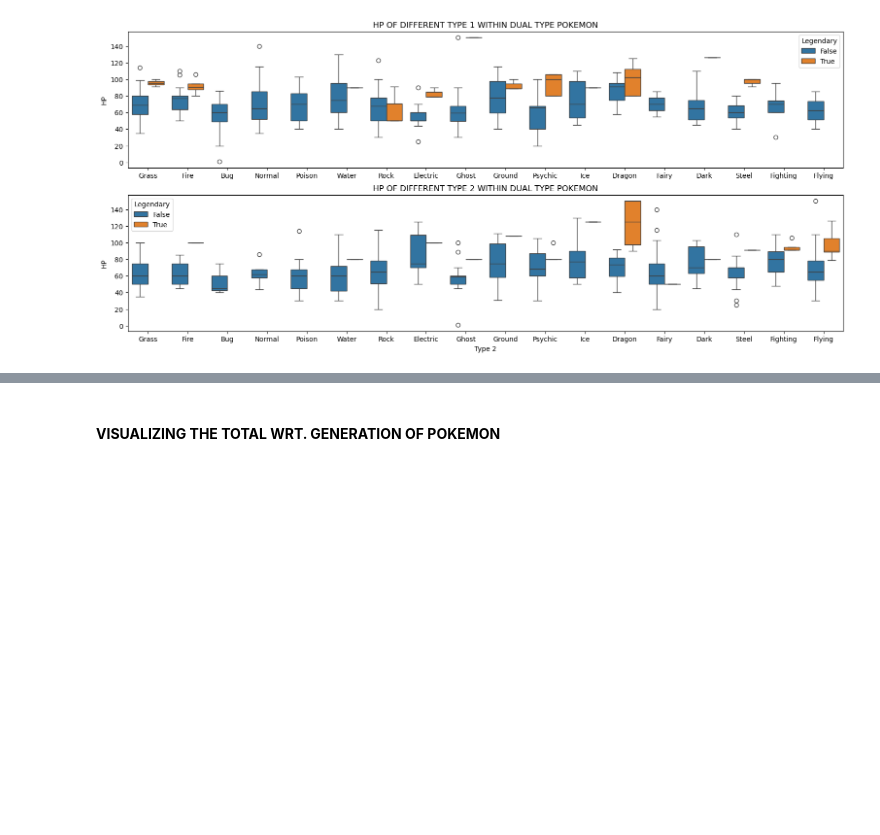
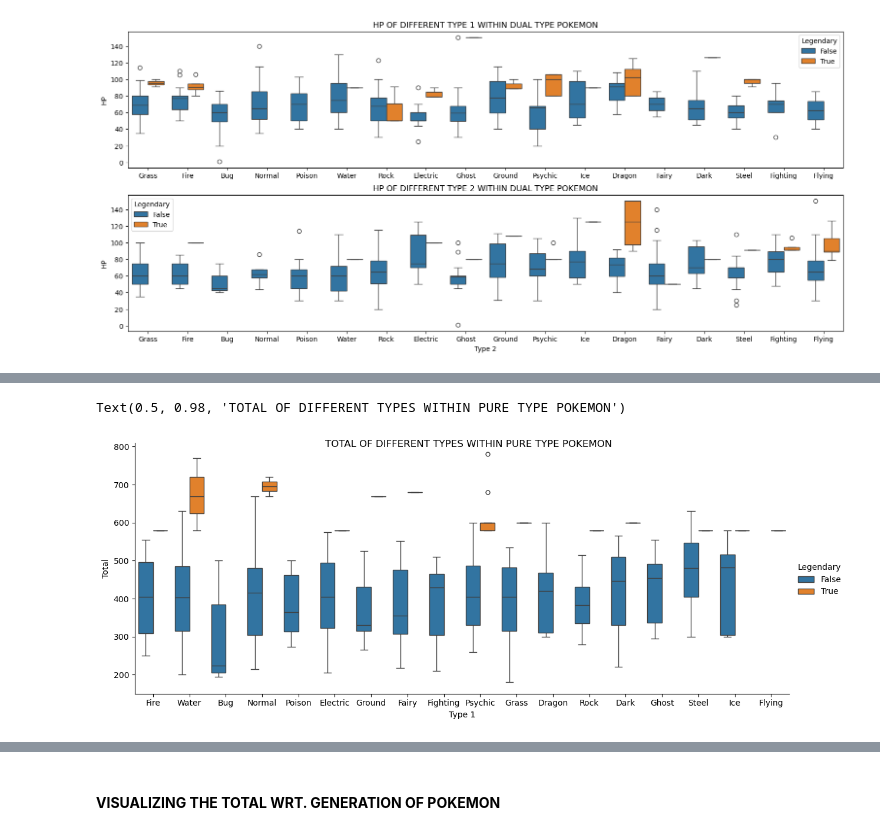
Before and after one commit to r-taeja/Data-Science, a Jupyter notebook: Pokemon/pokemon.ipynb, the cells around one changed output, grey strips where cells are left out. Drawn from its saved outputs; the diff is of its cells as text; code cells hidden in the pictures; blank space fills up the shorter version.

```diff
--- a/Pokemon/pokemon.ipynb
+++ b/Pokemon/pokemon.ipynb
@@ -505,0 +509,7 @@ Text(0.5, 1.0, 'HP OF DIFFERENT TYPE 2 WITHIN DUAL TYPE POKEMON')
+# %%
+#Total of Different Types within Pure Type Pokemon
+pure_total_plot = sns.catplot(data = pure_pokemon, x = 'Type 1', y = 'Total', hue = 'Legendary', kind = 'box', aspect = 2.4)
+pure_total_plot.figure.suptitle('TOTAL OF DIFFERENT TYPES WITHIN PURE TYPE POKEMON')
+# %% [output]
+Text(0.5, 0.98, 'TOTAL OF DIFFERENT TYPES WITHIN PURE TYPE POKEMON')
+[figure, added]
```
Also changed, not shown: parts of 4 cells of this notebook.
